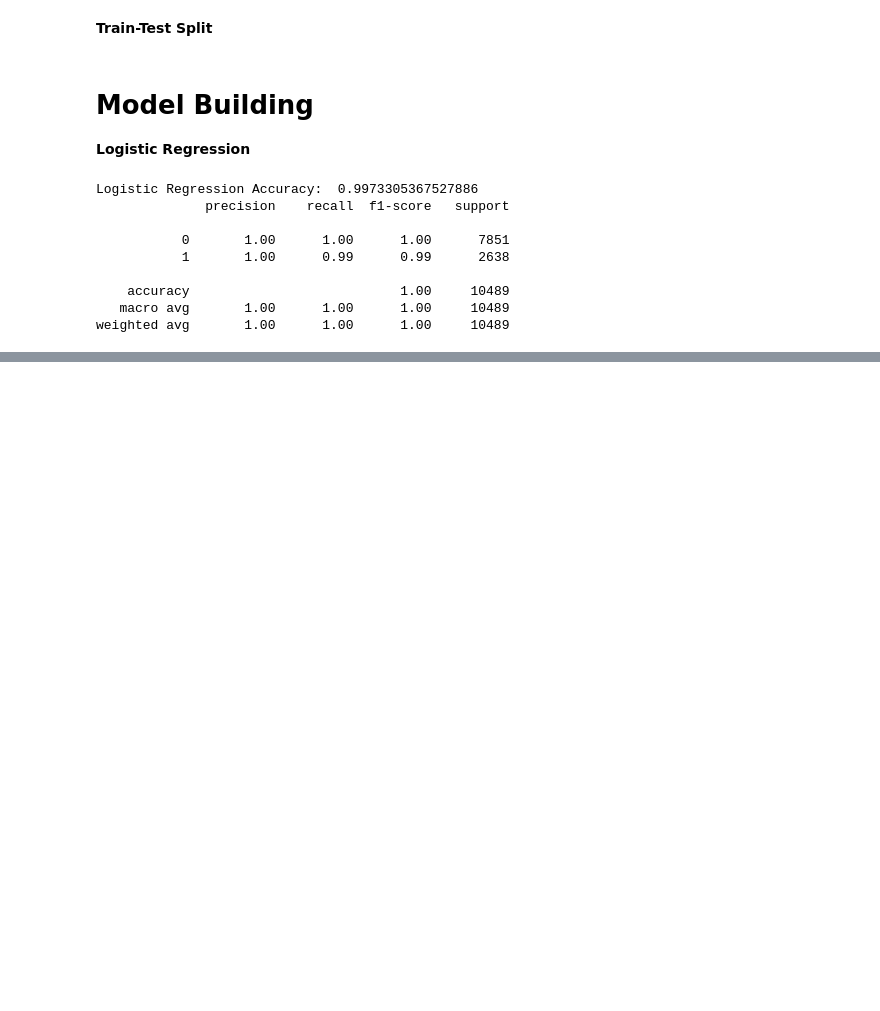
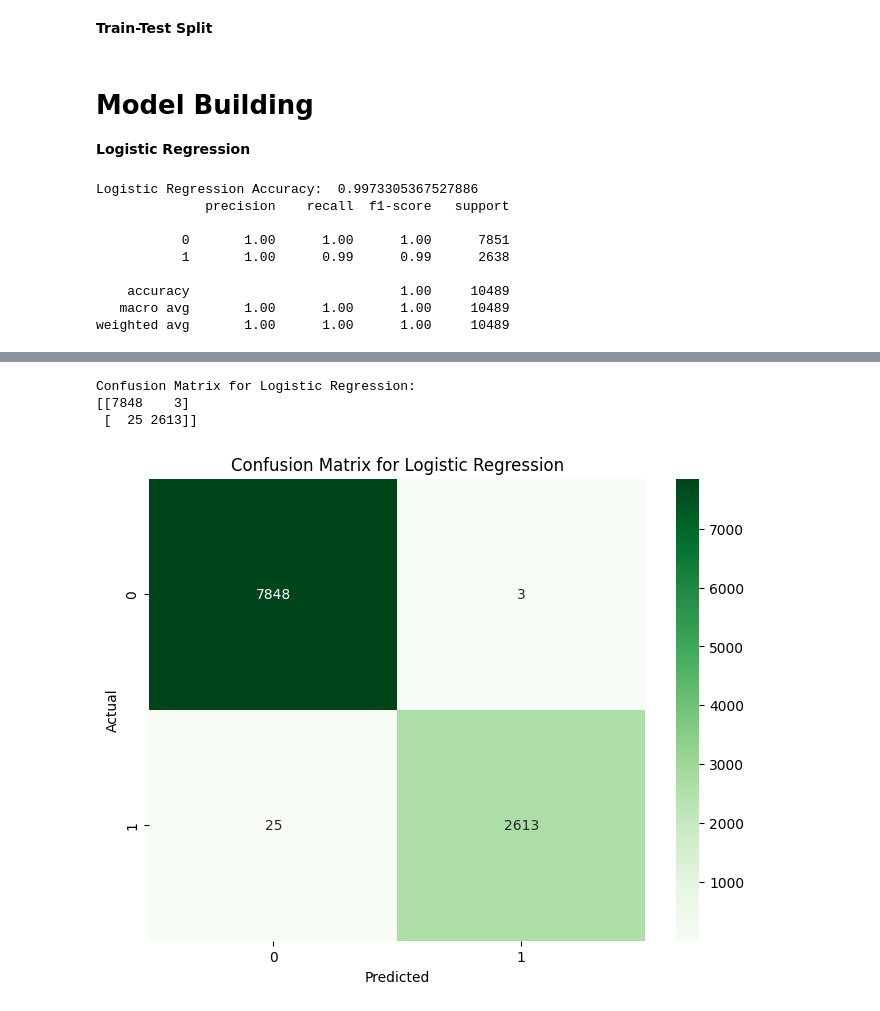
Before and after one commit to mervegb/vacation-preference-prediction, a Jupyter notebook: vacation_preference_prediction.ipynb, the cells around one changed output, grey strips where cells are left out. Drawn from its saved outputs; the diff is of its cells as text; code cells hidden in the pictures; blank space fills up the shorter version.

Commit message:
confusion matrix

```diff
--- a/vacation_preference_prediction.ipynb
+++ b/vacation_preference_prediction.ipynb
@@ -234,0 +243,30 @@ weighted avg       1.00      1.00      1.00     10489
+# %%
+from sklearn.metrics import confusion_matrix
+import seaborn as sns
+import matplotlib.pyplot as plt
+
+#Generate predictions
+y_pred_logreg = logreg.predict(X_test)
+
+#Compute confusion matrix
+cm_logreg = confusion_matrix(y_test, y_pred_logreg)
+
+class_names = label_enc.classes_
+
+# Print confusion matrix
+print("Confusion Matrix for Logistic Regression:")
+print(cm_logreg)
+
+#Visualize Confusion Matrix
+plt.figure(figsize=(8,6))
+sns.heatmap(cm_logreg, annot=True, fmt='d', xticklabels=class_names, yticklabels=class_names, cmap='Greens')
+
+plt.ylabel("Actual")
+plt.xlabel("Predicted")
+plt.title("Confusion Matrix for Logistic Regression")
+plt.show()
+# %% [output]
+Confusion Matrix for Logistic Regression:
+[[7848    3]
+ [  25 2613]]
+[figure, added]
```
Also changed, not shown: parts of 1 cell of this notebook.
